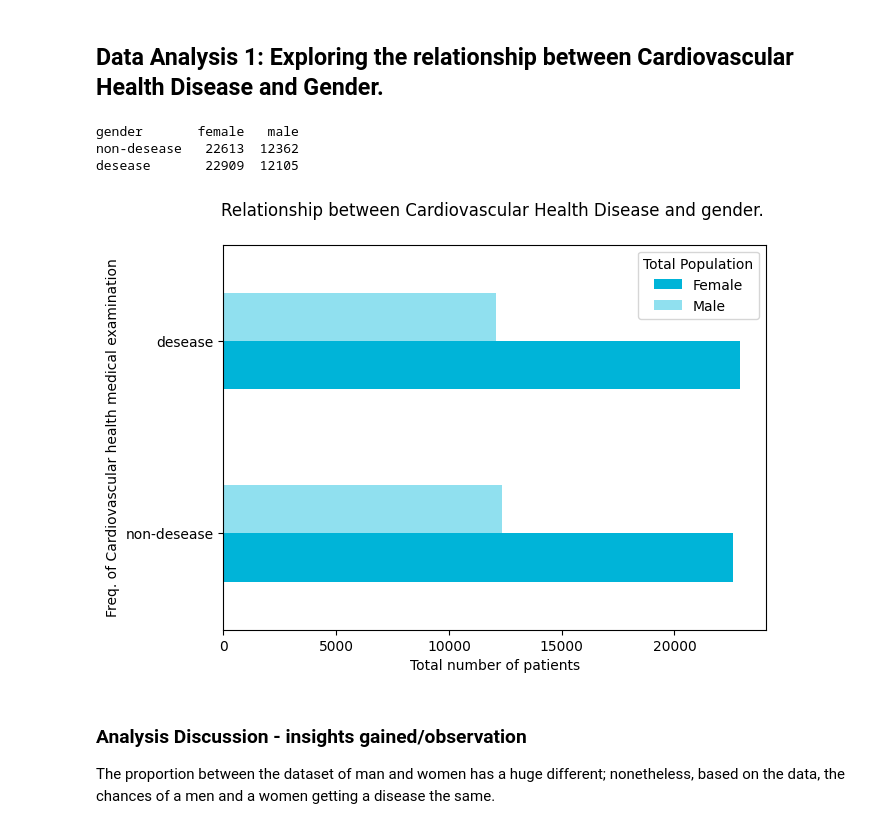
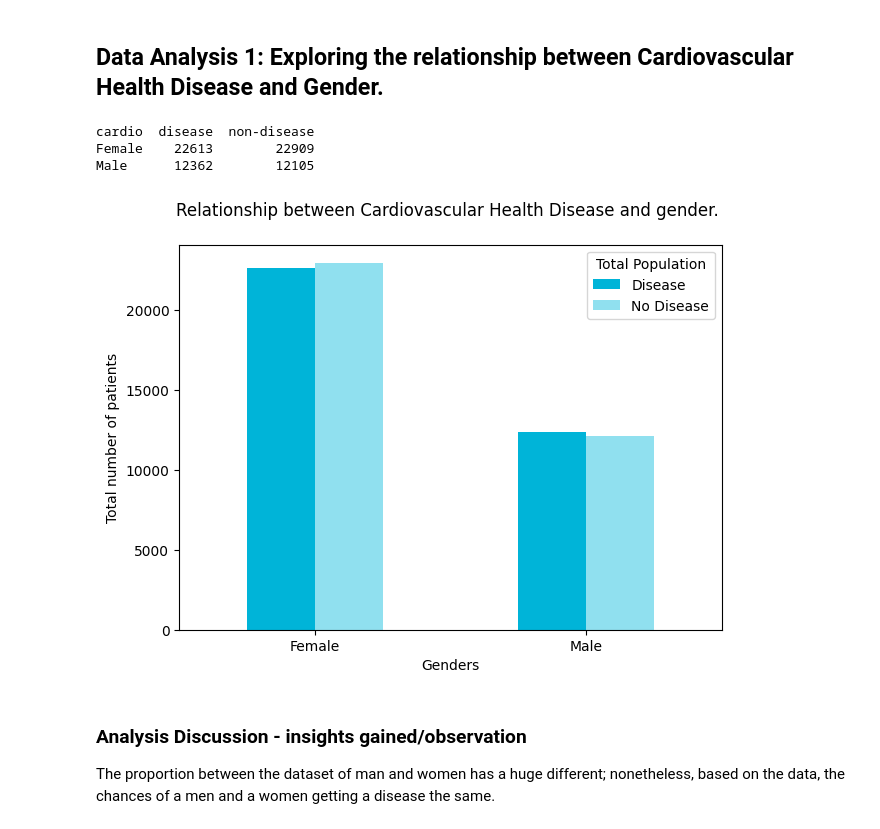
Before and after one commit to zniero1324/Programming-Assignment-2-Cardiovascular-Examination, a Jupyter notebook: BusinessReport.ipynb, the cells around one changed output. Drawn from its saved outputs; the diff is of its cells as text; code cells hidden in the pictures.

```diff
--- a/BusinessReport.ipynb
+++ b/BusinessReport.ipynb
@@ -132,7 +128,7 @@ data_frame = pd.read_sql_query(sql, connection)
 
 #  @title **Analysis of the distribution of medical examination based on their cardio and gender.**
 
-categories = "cardio" # @param ["cardio", "gender"] {allow-input: true}
+categories = "gender" # @param ["cardio", "gender"] {allow-input: true}
 
 
 #filter data
@@ -158,37 +154,37 @@ df_group_gender = df_group_gender.unstack()
 #Check the category if gender or cardio
 if categories == 'gender':
   # Remove unknown data
   df_group_gender = df_group_gender.drop([3])
   #Rename the gender index
   df_group_gender.index = ['Female', 'Male']
   df_group_gender.plot.bar(color=['#00b4d8', '#90e0ef'], rot=0, figsize=(7,5))
   plt.xlabel("Genders")
   plt.ylabel("Total number of patients")
   plt.xticks(rotation=0)
   plt.legend(title='Total Population', loc='upper right', labels=['Disease', 'No Disease'])
   print(df_group_gender)
 else:
   # Remove unknown data
   df_group_gender = df_group_gender.drop(3, axis=1)
 
   #Rename the gender index
   df_group_gender.index = ['non-desease', 'desease']
   df_group_gender.plot(kind = 'barh', color=['#00b4d8', '#90e0ef'], rot=0, figsize=(7,5))
   plt.xlabel("Total number of patients")
   plt.ylabel("Freq. of Cardiovascular health medical examination")
   plt.xticks(rotation=0)
   plt.legend(title='Total Population', loc='upper right', labels=['Female', 'Male'])
   print(df_group_gender)
 
 plt.title("Relationship between Cardiovascular Health Disease and gender. \n ")
 
 #Display plot
 plt.show()
 # %% [output]
-gender       female   male
-non-desease   22613  12362
-desease       22909  12105
+cardio  disease  non-disease
+Female    22613        22909
+Male      12362        12105
-[figure, old version]
+[figure, new version]
 # %% [markdown]
 ### **Analysis Discussion - insights gained/observation**
 
```
Also changed, not shown: parts of 5 cells of this notebook.
